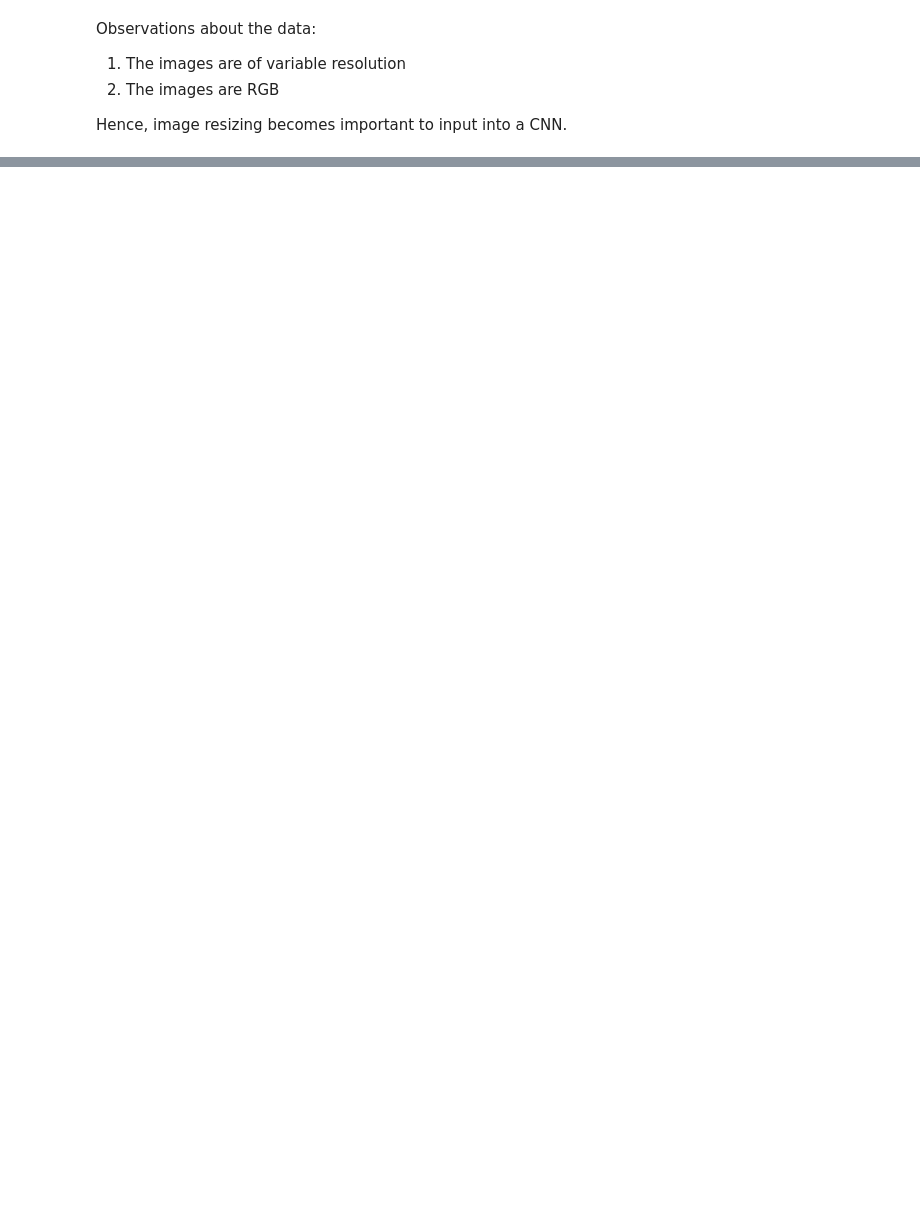
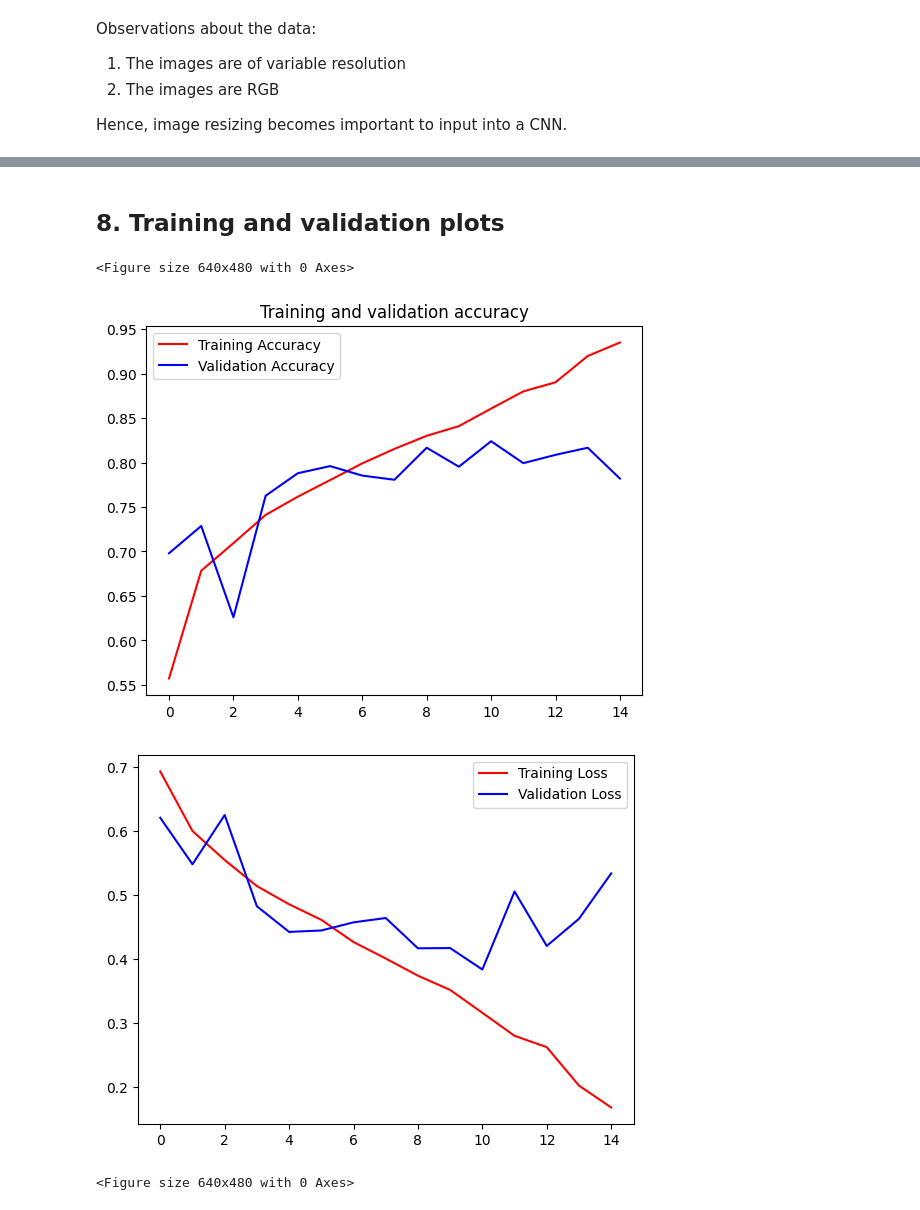
Before and after one commit to ashishbhatti/data-science-portfolio, a Jupyter notebook: nn-from-scratch-python/machine-learning-foundations-google-developers/Lab6.ipynb, the cells around one changed output, grey strips where cells are left out. Saved outputs shown, nothing was run; the diff lists cells and outputs as text; code cells hidden in the pictures; blank space fills up the shorter version.

```diff
--- a/nn-from-scratch-python/machine-learning-foundations-google-developers/Lab6.ipynb
+++ b/nn-from-scratch-python/machine-learning-foundations-google-developers/Lab6.ipynb
@@ -60,0 +170,8 @@ def split_data()
+# %%
+from tensorflow.keras.optimizers import RMSprop
+
+model.compile(
+    loss='binary_crossentropy',
+    optimizer=RMSprop(lr=0.001),
+    metrics=['acc']
+)
@@ -60,0 +207,8 @@ def split_data()
+# %%
+history = model.fit(
+    train_generator,
+    validation_data=test_generator,
+    epochs = 15,
+    steps_per_epoch = 90,
+    validation_steps=6
+)
@@ -60,0 +234,33 @@ def split_data()
+# %% [markdown]
+## 8. Training and validation plots
+# %%
+%matplotlib inline
+
+import matplotlib.pyplot as plt
+import matplotlib.image as mpimg
+
+# retrieve a list of results on training and test data sets for each epoch
+acc = history.history['acc']
+val_acc = history.history['val_acc']
+loss = history.history['loss']
+val_loss = history.history['val_loss']
+
+epochs = range(len(acc))   # get number of epochs
+
+# plotting the training and validation accuracy per epoch
+plt.plot(epochs, acc, 'r', label='Training Accuracy')
+plt.plot(epochs, val_acc, 'b', label='Validation Accuracy')
+plt.title('Training and validation accuracy')
+plt.legend()
+plt.figure()
+
+# plotting traininf and validation loss per epoch
+plt.plot(epochs, loss, 'r', label='Training Loss')
+plt.plot(epochs, val_loss, 'b', label='Validation Loss')
+plt.legend()
+plt.figure()
+# %% [output]
+<Figure size 640x480 with 0 Axes>
+[figure, added]
+[figure, added]
+<Figure size 640x480 with 0 Axes>
```
Also changed, not shown: parts of 15 cells of this notebook.
